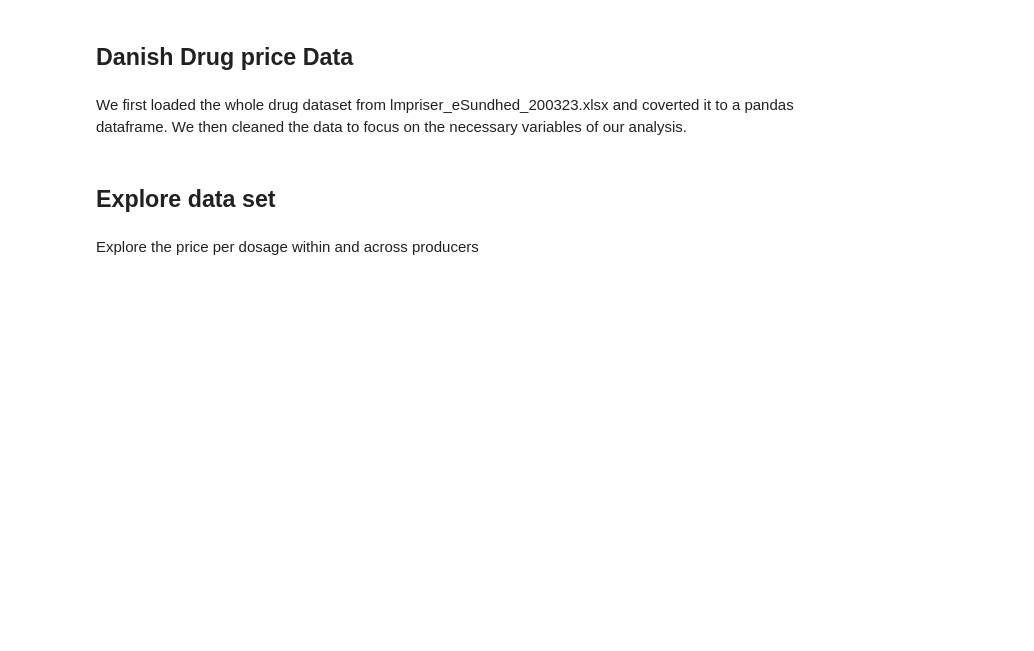
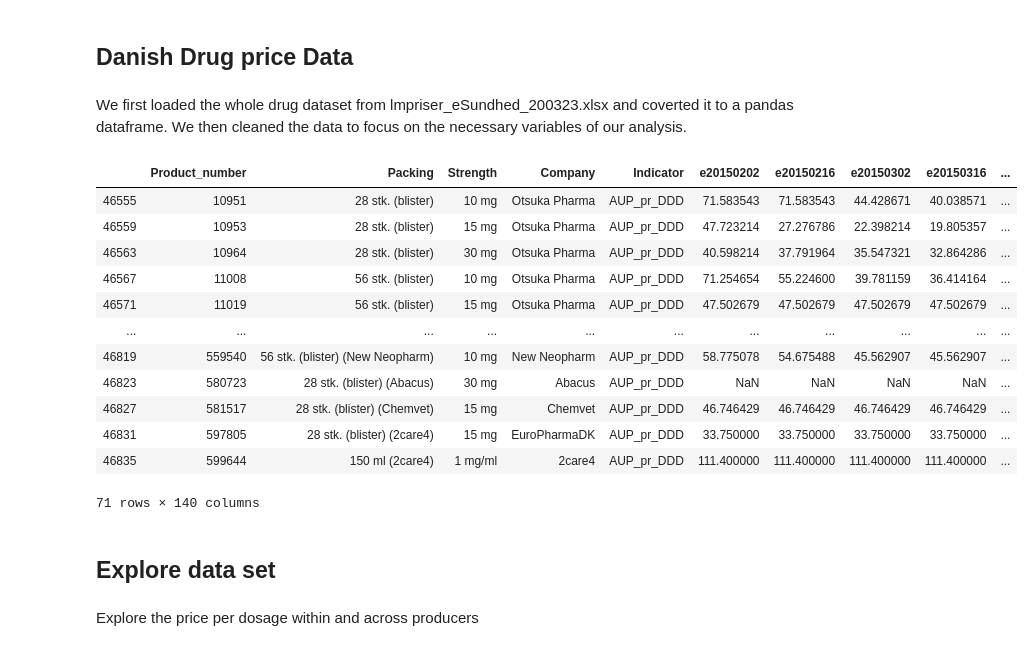
Before and after one commit to NumEconCopenhagen/projects-2020-international, a Jupyter notebook: dataproject/dataproject.ipynb, the cells around one changed output. Saved outputs shown, nothing was run; the diff lists cells and outputs as text; code cells hidden in the pictures; blank space fills up the shorter version.

```diff
--- a/dataproject/dataproject.ipynb
+++ b/dataproject/dataproject.ipynb
@@ -38,33 +38,48 @@ column_english = {'Lægemiddel':'Medicine',
                   'Firma':'Company',
                   'Indikator':'Indicator'}
 medicine_primary.rename(columns = column_english, inplace=True) # Convert columns from Danish to English
 
 column_values = list(medicine_primary.columns.values) # Create list of dataframes column names
 column_values = column_values[8:]# narrow list to only focus on date variables
 
 date_to_string = {} # Create dictionary for renaming date variables
 
 # Loop throught all possible date variables and add an e in front in order to make it easier to manipulate
 for i in column_values:
     date_to_string[i] = f'e{i}'
 
 medicine_primary.rename(columns = date_to_string, inplace=True) # Rename date variables in primary dataframe
 
 # c. Create sub-dataframe from the Primary dataframe focusing on the medicine Abilify
 
 medicine_dcopy = medicine_primary.copy() # Copying main dataframe prior to narrowing focus
 abilify = medicine_dcopy.loc[medicine_dcopy['Medicine']=='Abilify'] # Focus on Abilify Medicine
 I = abilify.Indicator.str.contains('AUP_pr_DDD') # filter to focus on price per daily dose
 abilify = abilify.loc[I, :] # Generate new dataframe with price per daily dose
 drop_list = ['ATC', 'Form', 'Medicine'] # Filter out columns not to focus on
 abilify.drop(drop_list, axis=1, inplace=True)
 abilify.reset_index() # Reset index after filtering
 
 # d. Create long format of dataframe
 
 abilify_long = pd.wide_to_long(abilify, stubnames='e', i="Product_number", j='Date') # Created long format of Abilify Dataframe
 e_grouped = abilify_long.groupby('Product_number')['e'] # Grouped by product number
 abilify_long = abilify_long.sort_values(['Product_number','Date']) # Organized product number by date
+abilify
+# %% [output]
+|  | Product_number | Packing | Strength | Company | Indicator | e20150202 | e20150216 | e20150302 | e20150316 | ... |
+| 46555 | 10951 | 28 stk. (blister) | 10 mg | Otsuka Pharma | AUP_pr_DDD | 71.583543 | 71.583543 | 44.428671 | 40.038571 | ... |
+| 46559 | 10953 | 28 stk. (blister) | 15 mg | Otsuka Pharma | AUP_pr_DDD | 47.723214 | 27.276786 | 22.398214 | 19.805357 | ... |
+| 46563 | 10964 | 28 stk. (blister) | 30 mg | Otsuka Pharma | AUP_pr_DDD | 40.598214 | 37.791964 | 35.547321 | 32.864286 | ... |
+| 46567 | 11008 | 56 stk. (blister) | 10 mg | Otsuka Pharma | AUP_pr_DDD | 71.254654 | 55.224600 | 39.781159 | 36.414164 | ... |
+| 46571 | 11019 | 56 stk. (blister) | 15 mg | Otsuka Pharma | AUP_pr_DDD | 47.502679 | 47.502679 | 47.502679 | 47.502679 | ... |
+| ... | ... | ... | ... | ... | ... | ... | ... | ... | ... | ... |
+| 46819 | 559540 | 56 stk. (blister) (New Neopharm) | 10 mg | New Neopharm | AUP_pr_DDD | 58.775078 | 54.675488 | 45.562907 | 45.562907 | ... |
+| 46823 | 580723 | 28 stk. (blister) (Abacus) | 30 mg | Abacus | AUP_pr_DDD | NaN | NaN | NaN | NaN | ... |
+| 46827 | 581517 | 28 stk. (blister) (Chemvet) | 15 mg | Chemvet | AUP_pr_DDD | 46.746429 | 46.746429 | 46.746429 | 46.746429 | ... |
+| 46831 | 597805 | 28 stk. (blister) (2care4) | 15 mg | EuroPharmaDK | AUP_pr_DDD | 33.750000 | 33.750000 | 33.750000 | 33.750000 | ... |
+| 46835 | 599644 | 150 ml (2care4) | 1 mg/ml | 2care4 | AUP_pr_DDD | 111.400000 | 111.400000 | 111.400000 | 111.400000 | ... |
+71 rows × 140 columns
 # %% [markdown]
 ## Explore data set
 # %% [markdown]
```
Also changed, not shown: parts of 5 cells of this notebook.
